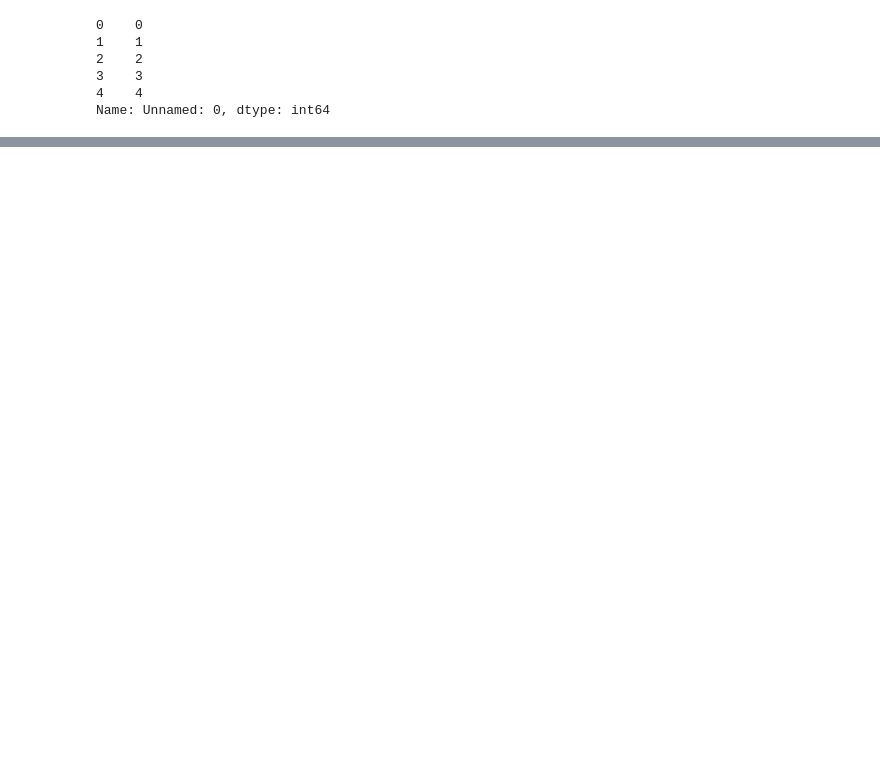
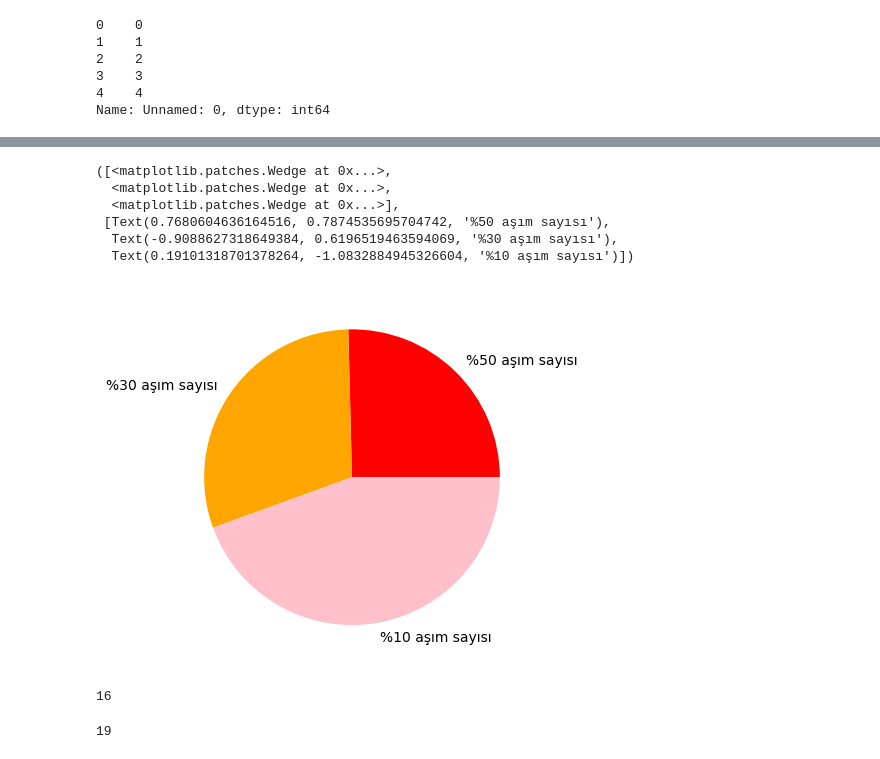
Before and after one commit to bagergat1/Carspeeddetection, a Jupyter notebook: Untitled3.ipynb, the cells around one changed output, grey strips where cells are left out. Saved outputs shown, nothing was run; the diff lists cells and outputs as text; code cells hidden in the pictures; blank space fills up the shorter version.

Commit message:
pie charts are imported by the author

```diff
--- a/Untitled3.ipynb
+++ b/Untitled3.ipynb
@@ -118,0 +135,29 @@ fig.savefig("SavedGraph.pdf")
+# %%
+fiftyper=0
+thirtyper=0
+tenper=0
+for i in np.array(inf.loc[4]):
+    if i==50:
+        fiftyper+=1
+    elif i==30:
+        thirtyper+=1
+    elif i==10:
+        tenper+=1
+mylabels = ["%50 aşım sayısı","%30 aşım sayısı","%10 aşım sayısı"]
+plt.pie([fiftyper,thirtyper,tenper],labels=mylabels,colors=["red","orange","pink"])
+# %% [output]
+([<matplotlib.patches.Wedge at 0x...>,
+  <matplotlib.patches.Wedge at 0x...>,
+  <matplotlib.patches.Wedge at 0x...>],
+ [Text(0.7680604636164516, 0.7874535695704742, '%50 aşım sayısı'),
+  Text(-0.9088627318649384, 0.6196519463594069, '%30 aşım sayısı'),
+  Text(0.19101318701378264, -1.0832884945326604, '%10 aşım sayısı')])
+[figure, added]
+# %%
+fiftyper
+# %% [output]
+16
+# %%
+thirtyper
+# %% [output]
+19
```
Also changed, not shown: parts of 6 cells of this notebook, 4 other files.
